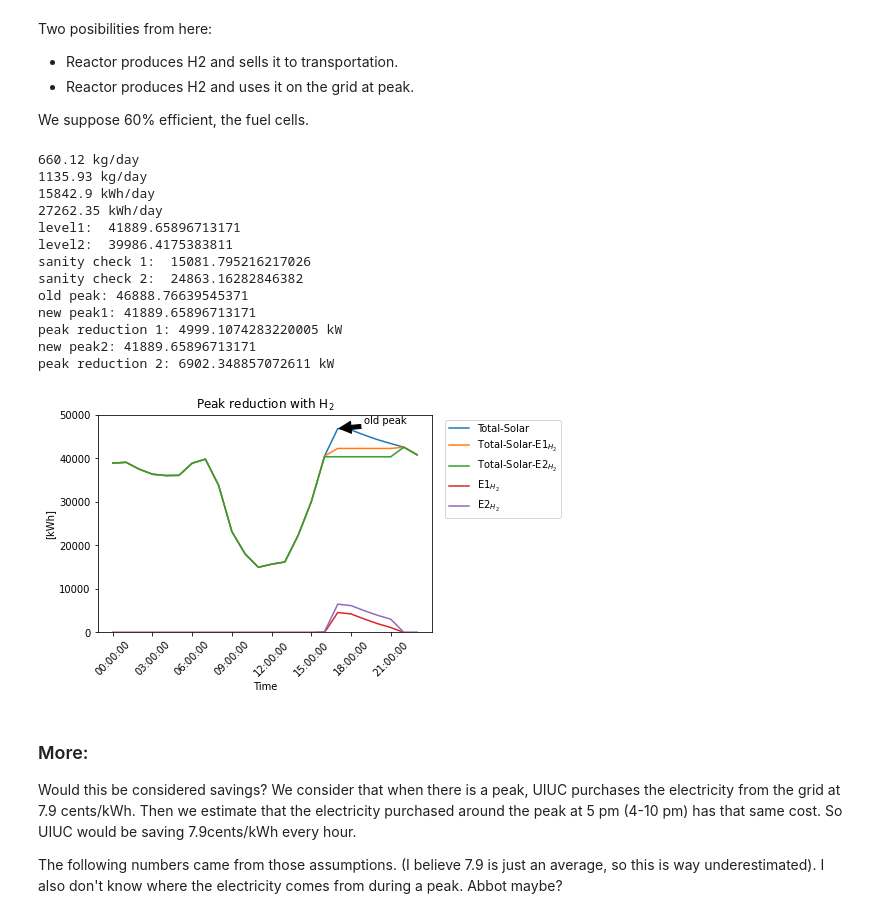
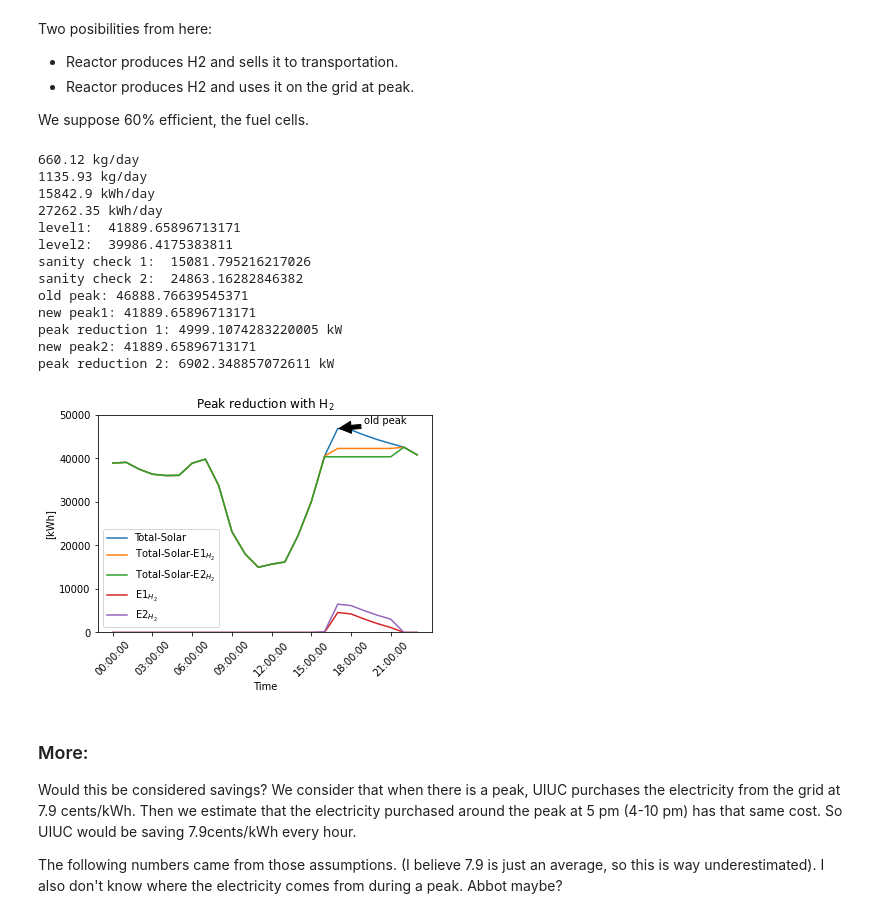
Before and after one commit to robfairh/npre412-project, a Jupyter notebook: fuel-demand.ipynb, the cells around one changed output. Drawn from its saved outputs; the diff is of its cells as text; code cells hidden in the pictures.

```diff
--- a/fuel-demand.ipynb
+++ b/fuel-demand.ipynb
@@ -814,35 +825,36 @@ print('peak reduction 1:', opeak-level1, 'kW')
 print('new peak2:', level1)
 print('peak reduction 2:', opeak-level2, 'kW')
 
 plt.plot(timep, ntotmsol, label = 'Total-Solar')
 plt.plot(timep, new_tot_sol1, label = 'Total-Solar-E1$_{H_2}$')
 plt.plot(timep, new_tot_sol2, label = 'Total-Solar-E2$_{H_2}$')
 plt.plot(timep, new_hydro_elect1, label = 'E1$_{H_2}$')
 plt.plot(timep, new_hydro_elect2, label = 'E2$_{H_2}$')
 plt.xticks(np.arange(0, 24, step=3), rotation=45)
-plt.legend(loc="upper right", bbox_to_anchor=(1.4, 1.0), fancybox=True)
+# plt.legend(loc="upper right", bbox_to_anchor=(1.4, 1.0), fancybox=True)
+plt.legend(loc="lower left")
 plt.annotate('old peak', xy=(find, opeak), xytext=(find+2, opeak+1e3),
             arrowprops=dict(facecolor='black', shrink=0.05))
 plt.ylim(0, 50e3)
 plt.ylabel('[kWh]')
 plt.xlabel('Time')
 plt.title('Peak reduction with H$_2$')
 plt.savefig("figures/uiuc-hydro3", dpi=300, bbox_inches="tight")
 # %% [output]
 660.12 kg/day
 1135.93 kg/day
 15842.9 kWh/day
 27262.35 kWh/day
 level1:  41889.65896713171
 level2:  39986.4175383811
 sanity check 1:  15081.795216217026
 sanity check 2:  24863.16282846382
 old peak: 46888.76639545371
 new peak1: 41889.65896713171
 peak reduction 1: 4999.1074283220005 kW
 new peak2: 41889.65896713171
 peak reduction 2: 6902.348857072611 kW
-[figure, old version]
+[figure, new version]
 # %% [markdown]
 ### More:
 
```
Also changed, not shown: parts of 3 cells of this notebook, 22 other files.
